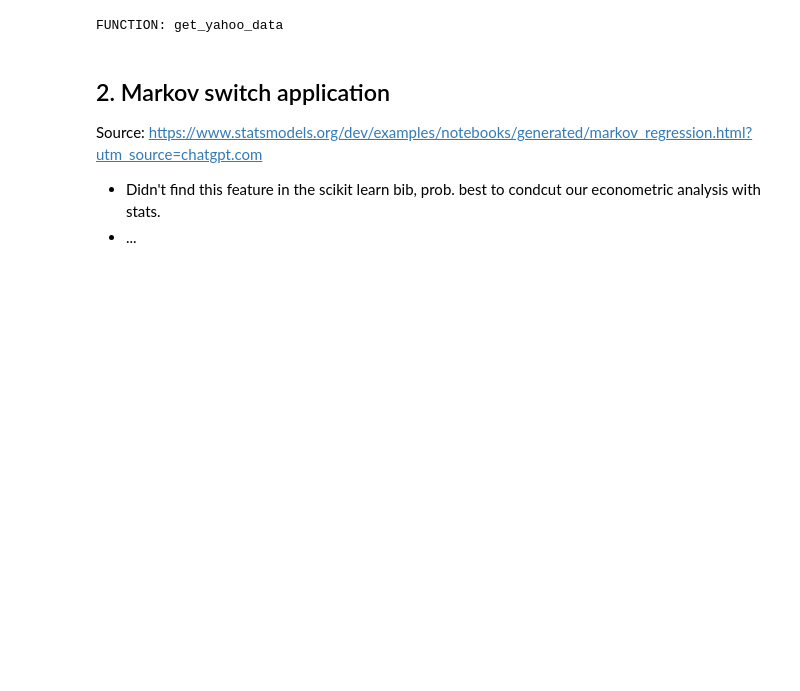
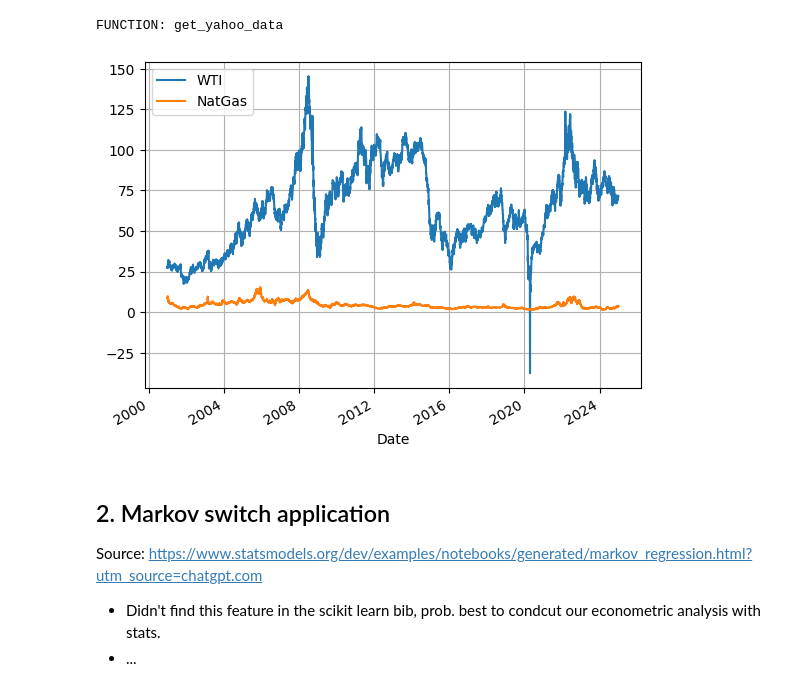
Before and after one commit to RobertHennings/Seminar, a Jupyter notebook: notebooks/01_econ_data_work.ipynb, the cells around one changed output. Saved outputs shown, nothing was run; the diff lists cells and outputs as text; code cells hidden in the pictures; blank space fills up the shorter version.

```diff
--- a/notebooks/01_econ_data_work.ipynb
+++ b/notebooks/01_econ_data_work.ipynb
@@ -128,6 +178,16 @@ yf_df = dl.get_yahoo_data(
 # %% [output]
 [*********************100%***********************]  2 of 2 completed
 FUNCTION: get_yahoo_data
+# %%
+# Simple plot
+yf_df['Close']['CL=F'].plot(label="WTI")
+yf_df['Close']['NG=F'].plot(label="NatGas")
+
+plt.legend()
+plt.grid()
+plt.show()
+# %% [output]
+[figure, added]
 # %% [markdown]
 ## 2. Markov switch application
 
```
Also changed, not shown: parts of 19 cells of this notebook, 1 other file.
